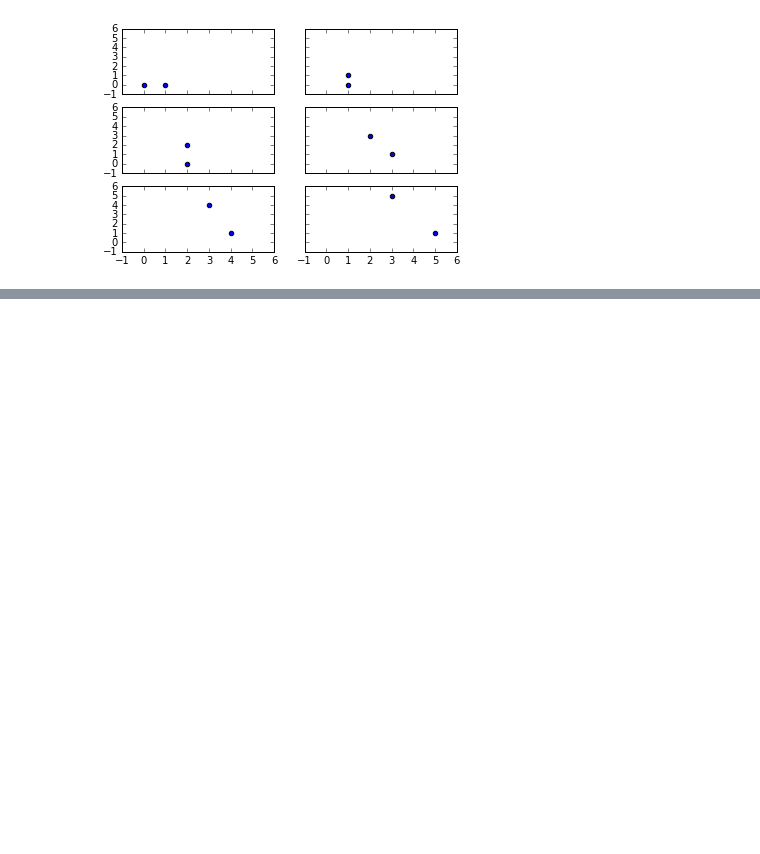
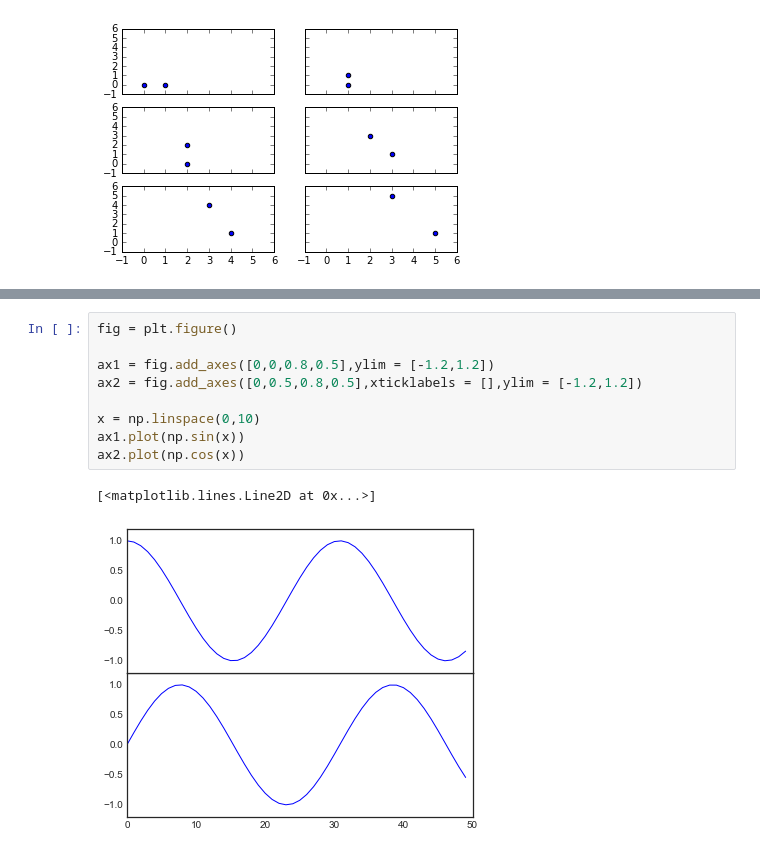
Before and after one commit to SpIIIII/jupyter-repo, a Jupyter notebook: Python Data Science Cookbook/Main.ipynb, the cells around one changed output, grey strips where cells are left out. Cells and saved outputs as stored; diff of their text form; blank space fills up the shorter version.

```diff
--- a/Python Data Science Cookbook/Main.ipynb
+++ b/Python Data Science Cookbook/Main.ipynb
@@ -1074,0 +1098,12 @@ AxesSubplot(0.547727,0.125;0.352273x0.227941)
+# %%
+fig = plt.figure()
+
+ax1 = fig.add_axes([0,0,0.8,0.5],ylim = [-1.2,1.2])
+ax2 = fig.add_axes([0,0.5,0.8,0.5],xticklabels = [],ylim = [-1.2,1.2])
+
+x = np.linspace(0,10)
+ax1.plot(np.sin(x))
+ax2.plot(np.cos(x))
+# %% [output]
+[<matplotlib.lines.Line2D at 0x...>]
+[figure, added]
```
Also changed, not shown: parts of 7 cells of this notebook.
